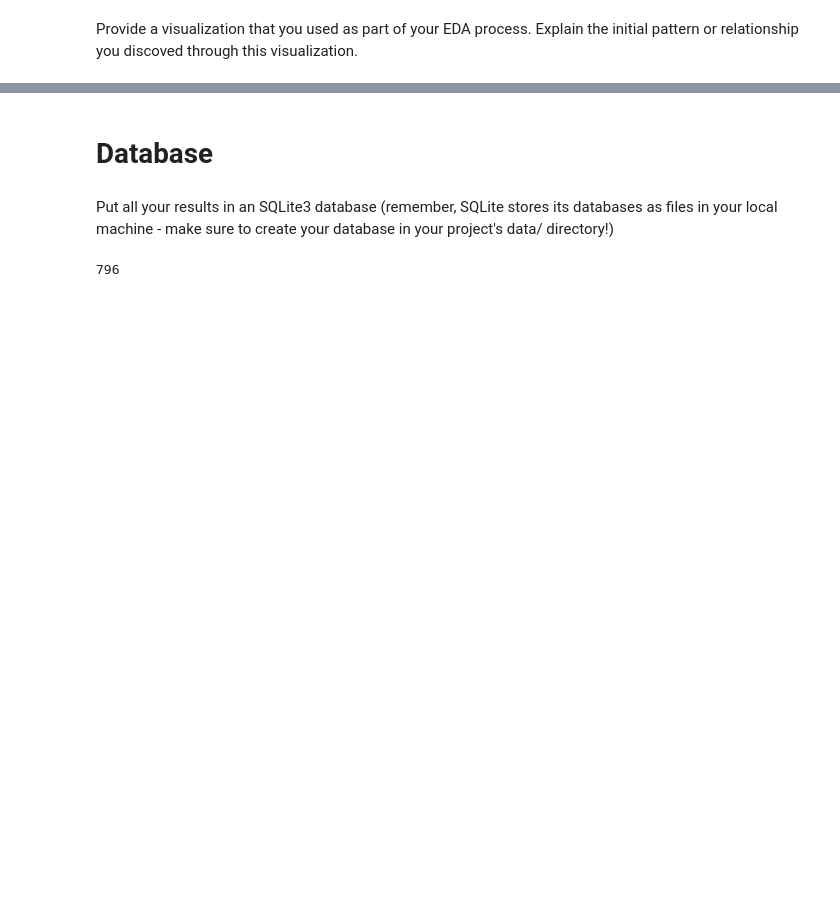
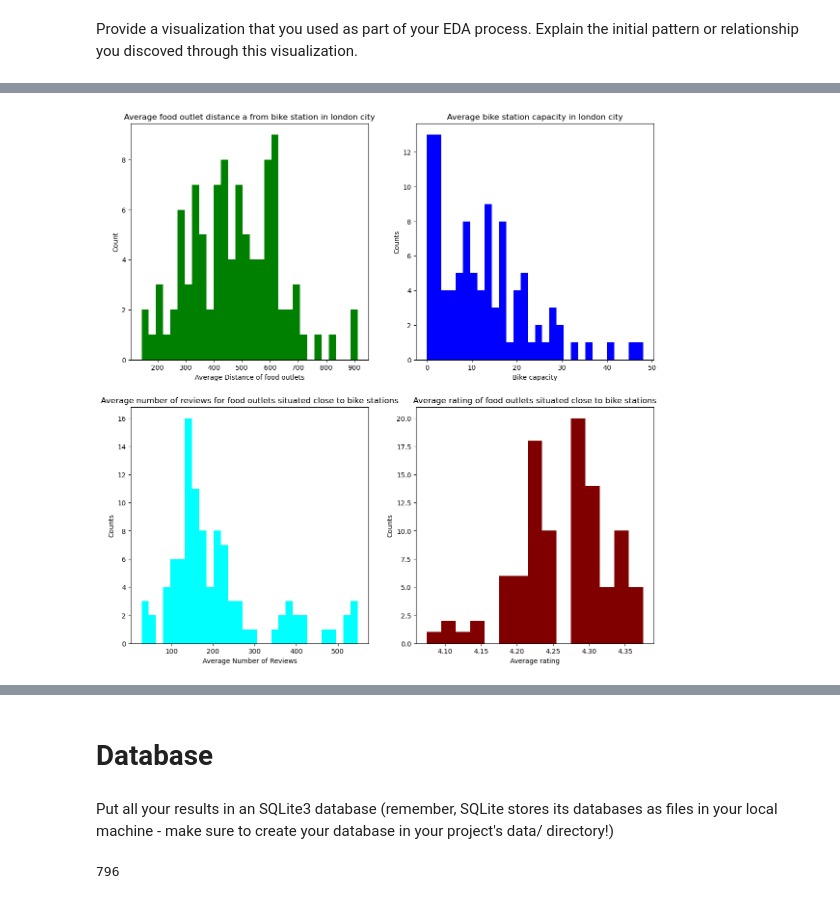
Before and after one commit to alifaisalraza/Statistical-Modelling-Project, a Jupyter notebook: notebooks/joining_data.ipynb, the cells around one changed output, grey strips where cells are left out. Drawn from its saved outputs; the diff is of its cells as text; code cells hidden in the pictures; blank space fills up the shorter version.

```diff
--- a/notebooks/joining_data.ipynb
+++ b/notebooks/joining_data.ipynb
@@ -9,11 +9,16 @@ import numpy as np
 import warnings
 warnings.filterwarnings('ignore')
 # %%
+#Merging of business data from foursquare and yelp and then selection of food outlets specifically for
+#further analysis. Food square has 790 business outlets while yelp has 2000 food outlets.
+
 df_fsquare = pd.read_csv('fsquare_POIs_for_100_BikeStns.csv')
+
+df_fsquare_food = df_fsquare[df_fsquare['poi_bsns_category'] == 'Dining and Drinking']
 
 df_yelp = pd.read_csv('yelp_POIs_for_100_BikeStns.csv')
 
-df_merge_fs_yelp = pd.concat([df_fsquare, df_yelp], ignore_index=True, sort=False)
+df_merge_fs_yelp = pd.concat([df_fsquare_food, df_yelp], ignore_index=True, sort=False)
 
 df_merge_fs_yelp = df_merge_fs_yelp.sort_values(by=['bike_station_id', 'poi_distance_from_bike_stn'])
 
@@ -65,0 +97,13 @@ memory usage: 392.3+ KB
+# %%
+#aggregations of merged data over each bike station to get the average distances of food
+#outlets, number of reviews, ratings and number of bikes.
+
+df_agg = df_join.groupby(['bike_station_id']).aggregate(
+    {'station_name': 'first',
+     'poi_distance_from_bike_stn': 'median',
+     'free_bikes': 'mean',
+     'review_count': 'mean',
+     'rating': 'mean'})
+
+#validation of sample record to ensure that the aggregated data reflects the transactional merged data.
+df_agg[df_agg['station_name'] == '000960 - Hop Exchange, The Borough']
@@ -91,0 +142,37 @@ df_agg1
+# %%
+fig, axes = plt.subplots(2, 2, figsize=(14, 14))
+
+# Plot 0
+axes[0][0].hist(df_agg['poi_distance_from_bike_stn'],bins=30, color='green')
+axes[0][0].set_title('Average food outlet distance a from bike station in london city')
+axes[0][0].set_xlabel('Average Distance of food outlets')
+axes[0][0].set_ylabel('Count')
+
+# Plot 1
+axes[0][1].hist(df_agg['free_bikes'], bins=30, color='blue')
+axes[0][1].set_title('Average bike station capacity in london city')
+axes[0][1].set_xlabel('Bike capacity')
+axes[0][1].set_ylabel('Counts')
+
+# Plot 2
+axes[1][0].hist(df_agg['review_count'], bins=30, color='cyan')
+axes[1][0].set_title('Average number of reviews for food outlets situated close to bike stations')
+axes[1][0].set_xlabel('Average Number of Reviews')
+axes[1][0].set_ylabel('Counts')
+
+# Plot 3
+axes[1][1].hist(df_agg['rating'], bins=15, color='maroon')
+axes[1][1].set_title('Average rating of food outlets situated close to bike stations')
+axes[1][1].set_xlabel('Average rating')
+axes[1][1].set_ylabel('Counts')
+
+plt.show()
+
+#Majority of graphs doesn't seem to display a normal distribution.
+#E.g. most bike stations seem to operate at lower capacity than on mean capacity of all bike stations. It may be
+#inferred that majority of areas probably don't need higher capacity owing to limited demand. Average distance
+#of food outlets is closer to normal distribution as this data reflects overtime growth of food outlets in an
+#area. Average number of reviews and ratings were expected to align with normal distribution but haven't been
+#found to exhibit normal distribution pattern below. This requires more investigation and indenpendent data.
+# %% [output]
+[figure, added]
```
Also changed, not shown: parts of 16 cells of this notebook, 4 other files.
